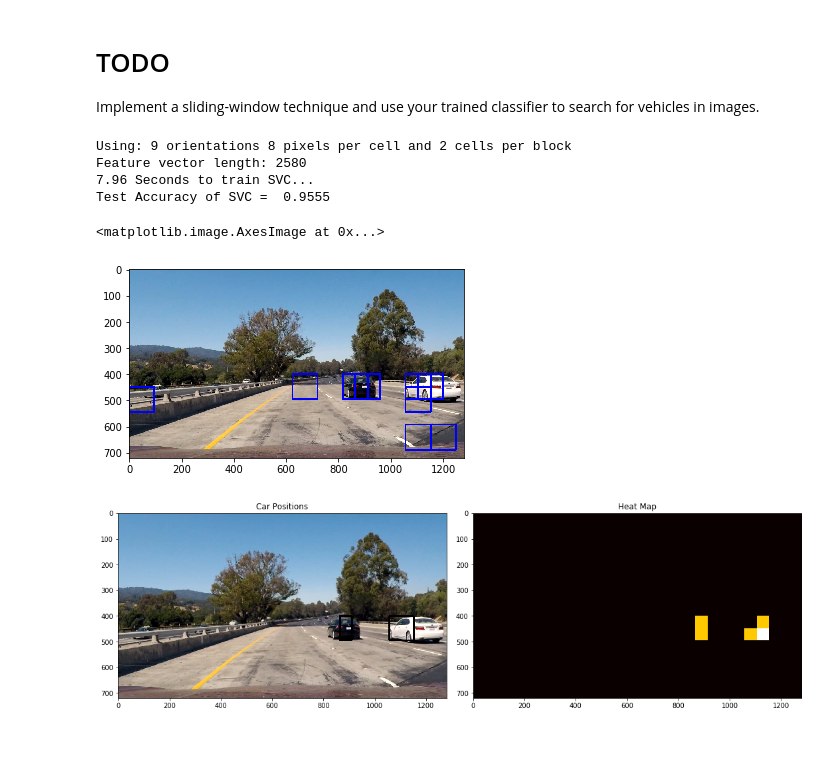
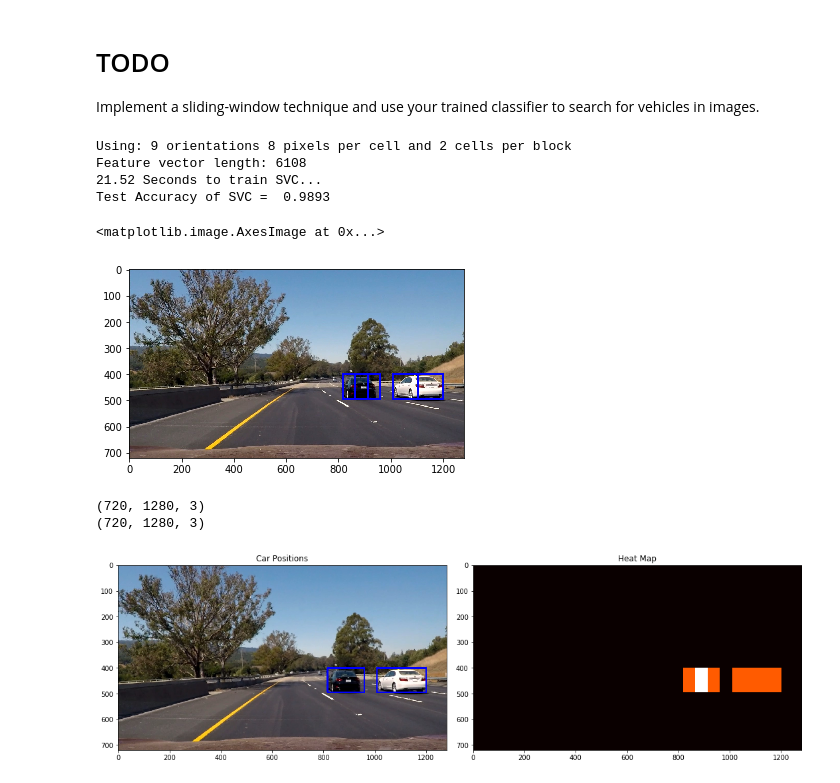
Before and after one commit to BrendanSchell/SDCND_P5, a Jupyter notebook: P5_Workbook.ipynb, the cells around one changed output. Saved outputs shown, nothing was run; the diff lists cells and outputs as text; code cells hidden in the pictures; blank space fills up the shorter version.

```diff
--- a/P5_Workbook.ipynb
+++ b/P5_Workbook.ipynb
@@ -50,7 +49,7 @@ def get_hog_features(img, orient, pix_per_cell, cell_per_block,
         features, hog_image = hog(img, orientations=orient,
                                   pixels_per_cell=(pix_per_cell, pix_per_cell),
                                   cells_per_block=(cell_per_block, cell_per_block),
-                                  transform_sqrt=True,
+                                  transform_sqrt=False,
                                   visualise=vis, feature_vector=feature_vec)
         return features, hog_image
     # Otherwise call with one output
@@ -58,7 +57,7 @@ def get_hog_features(img, orient, pix_per_cell, cell_per_block,
         features = hog(img, orientations=orient,
                        pixels_per_cell=(pix_per_cell, pix_per_cell),
                        cells_per_block=(cell_per_block, cell_per_block),
-                       transform_sqrt=True,
+                       transform_sqrt=False,
                        visualise=vis, feature_vector=feature_vec)
         return features
 
@@ -295,11 +294,11 @@ notcars = non_vehicles
 #notcars = notcars[0:sample_size]
 
 ### TODO: Tweak these parameters and see how the results change.
-color_space = 'HLS' # Can be RGB, HSV, LUV, HLS, YUV, YCrCb
+color_space = 'YUV' # Can be RGB, HSV, LUV, HLS, YUV, YCrCb
 orient = 9  # HOG orientations
 pix_per_cell = 8 # HOG pixels per cell
 cell_per_block = 2 # HOG cells per block
-hog_channel = 0 # Can be 0, 1, 2, or "ALL"
+hog_channel = "ALL" # Can be 0, 1, 2, or "ALL"
 spatial_size = (16, 16) # Spatial binning dimensions
 hist_bins = 16    # Number of histogram bins
 spatial_feat = True # Spatial features on or off
@@ -351,34 +350,34 @@ print('Test Accuracy of SVC = ', round(svc.score(X_test, y_test), 4))
 t=time.time()
 # %% [output]
 Using: 9 orientations 8 pixels per cell and 2 cells per block
-Feature vector length: 2580
-7.96 Seconds to train SVC...
-Test Accuracy of SVC =  0.9555
+Feature vector length: 6108
+21.52 Seconds to train SVC...
+Test Accuracy of SVC =  0.9893
 # %%
-image = mpimg.imread('test_images/test1.jpg')
+image = mpimg.imread('test_images/test6.jpg')
 draw_image = np.copy(image)
 
 # Uncomment the following line if you extracted training
 # data from .png images (scaled 0 to 1 by mpimg) and the
 # image you are searching is a .jpg (scaled 0 to 255)
 image = image.astype(np.float32)/255
 #image = cv2.cvtColor(image, cv2.COLOR_RGB2HLS)
 windows = slide_window(image, x_start_stop=[None, None], y_start_stop=y_start_stop,
                     xy_window=(96, 96), xy_overlap=(0.5, 0.5))
 
 hot_windows = search_windows(image, windows, svc, X_scaler, color_space=color_space,
                         spatial_size=spatial_size, hist_bins=hist_bins,
                         orient=orient, pix_per_cell=pix_per_cell,
                         cell_per_block=cell_per_block,
                         hog_channel=hog_channel, spatial_feat=spatial_feat,
                         hist_feat=hist_feat, hog_feat=hog_feat)
 
 window_img = draw_boxes(draw_image, hot_windows, color=(0, 0, 255), thick=6)
 
 plt.imshow(window_img)
 # %% [output]
 <matplotlib.image.AxesImage at 0x...>
-[figure, old version]
+[figure, new version]
 # %%
 import matplotlib.image as mpimg
 import matplotlib.pyplot as plt
@@ -414,6 +413,7 @@ def apply_threshold(heatmap, threshold):
 
 def draw_labeled_bboxes(img, labels):
     # Iterate through all detected cars
+    copy_img = np.copy(img)
     for car_number in range(1, labels[1]+1):
         # Find pixels with each car_number label value
         nonzero = (labels[0] == car_number).nonzero()
@@ -423,22 +423,26 @@ def draw_labeled_bboxes(img, labels):
         # Define a bounding box based on min/max x and y
         bbox = ((np.min(nonzerox), np.min(nonzeroy)), (np.max(nonzerox), np.max(nonzeroy)))
         # Draw the box on the image
-        cv2.rectangle(img, bbox[0], bbox[1], (255,255,255), 6)
+
+        cv2.rectangle(copy_img, bbox[0], bbox[1], (0,0,255**2), 6)
+        print(copy_img.shape)
     # Return the image
-    return img
+    return copy_img
 
 # Add heat to each box in box list
 heat = add_heat(heat,hot_windows)
 
 # Apply threshold to help remove false positives
-heat = apply_threshold(heat,1)
+heat = apply_threshold(heat,0)
 
 # Visualize the heatmap when displaying
 heatmap = np.clip(heat, 0, 255)
 
 # Find final boxes from heatmap using label function
 labels = label(heatmap)
-draw_img = draw_labeled_bboxes(np.copy(image), labels)
+draw_img = np.copy(image)
+#draw_img = cv2.cvtColor(draw_img,cv2.COLOR_YUV2RGB)
+draw_img = draw_labeled_bboxes(draw_img, labels)
 
 fig = plt.figure(figsize=(15,15))
 plt.subplot(121)
@@ -449,4 +453,6 @@ plt.imshow(heatmap, cmap='hot')
 plt.title('Heat Map')
 fig.tight_layout()
 # %% [output]
+(720, 1280, 3)
+(720, 1280, 3)
-[figure, old version]
+[figure, new version]
```
Also changed, not shown: parts of 2 cells of this notebook.
